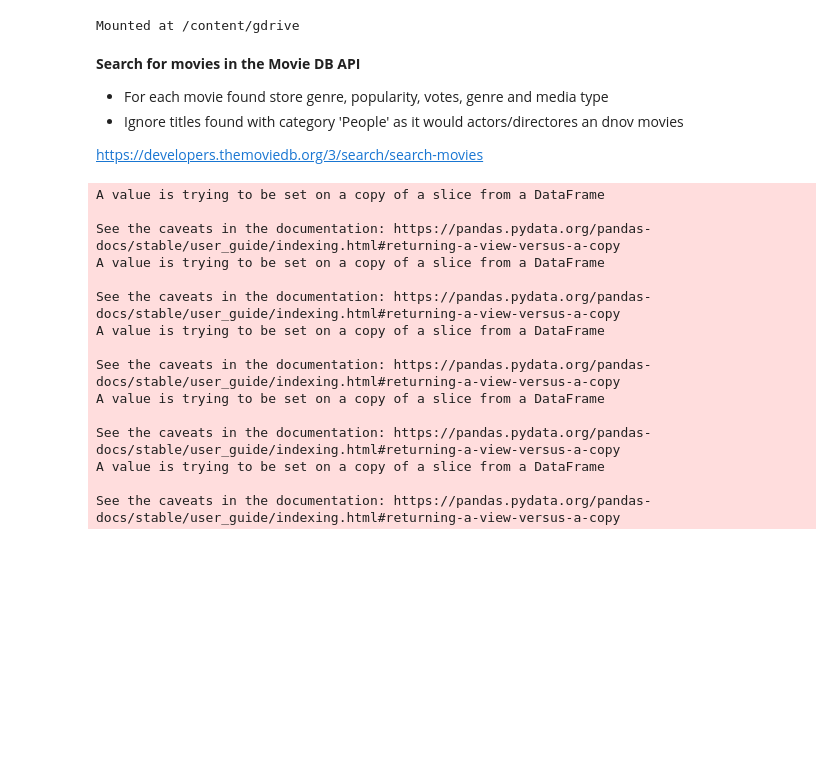
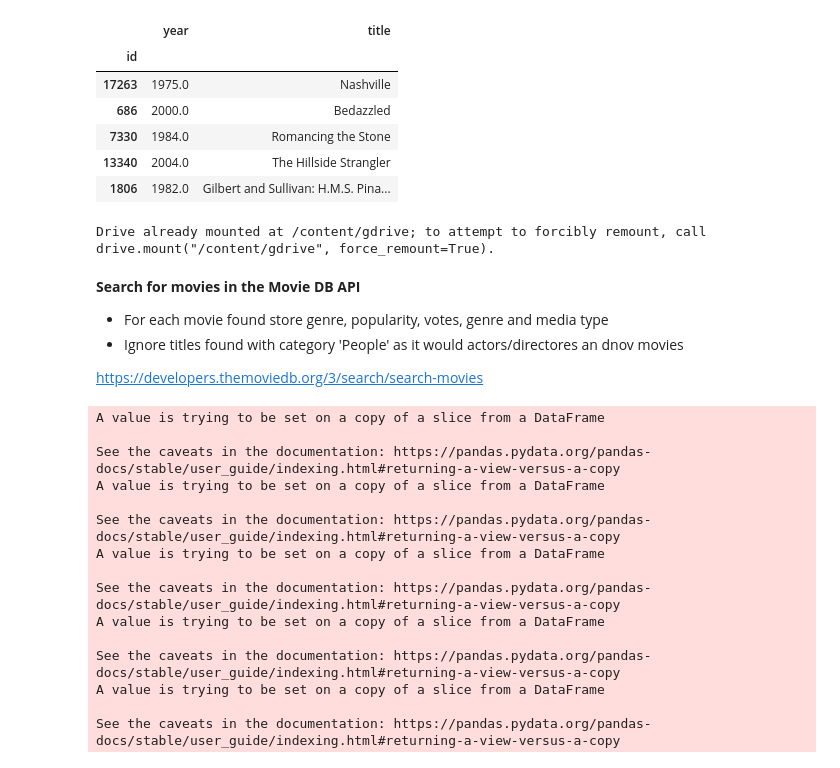
Before and after one commit to atotev/CA683-2021-dara, a Jupyter notebook: Importing_movies.ipynb, the cells around one changed output. Cells and saved outputs as stored; diff of their text form; code cells hidden in the pictures; blank space fills up the shorter version.

```diff
--- a/Importing_movies.ipynb
+++ b/Importing_movies.ipynb
@@ -56,8 +88,18 @@ Shape Movie-Titles:     (17770, 2)
+# %%
+movies_netflix.sample(5)
+# %% [output]
+|  | year | title |
+| id |  |  |
+| 17263 | 1975.0 | Nashville |
+| 686 | 2000.0 | Bedazzled |
+| 7330 | 1984.0 | Romancing the Stone |
+| 13340 | 2004.0 | The Hillside Strangler |
+| 1806 | 1982.0 | Gilbert and Sullivan: H.M.S. Pina... |
 # %%
-# from google.colab import drive
-# drive.mount('/content/gdrive')
+from google.colab import drive
+drive.mount('/content/gdrive')
 # %% [output]
-Mounted at /content/gdrive
+Drive already mounted at /content/gdrive; to attempt to forcibly remount, call drive.mount("/content/gdrive", force_remount=True).
 # %% [markdown]
 **Search for movies in the Movie DB API**
 - For each movie found store genre, popularity, votes, genre and media type
```
Also changed, not shown: parts of 9 cells of this notebook.
